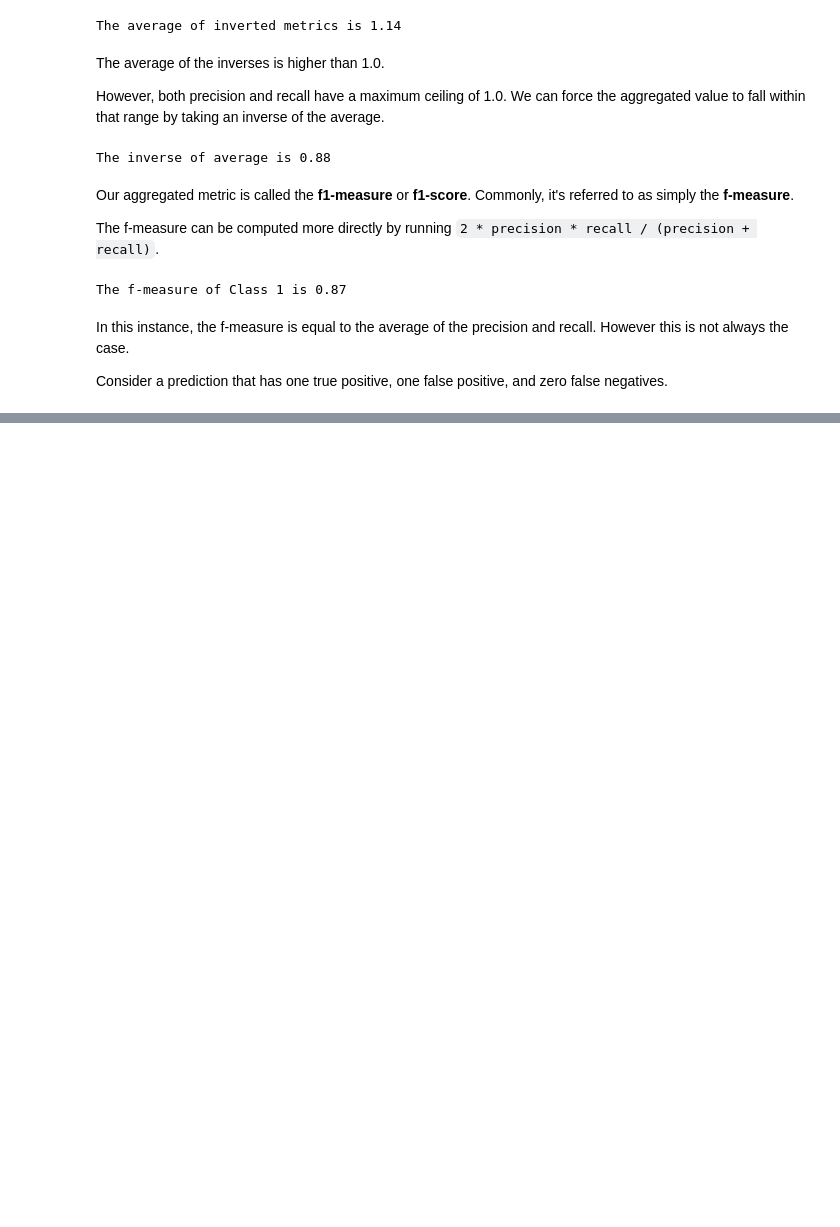
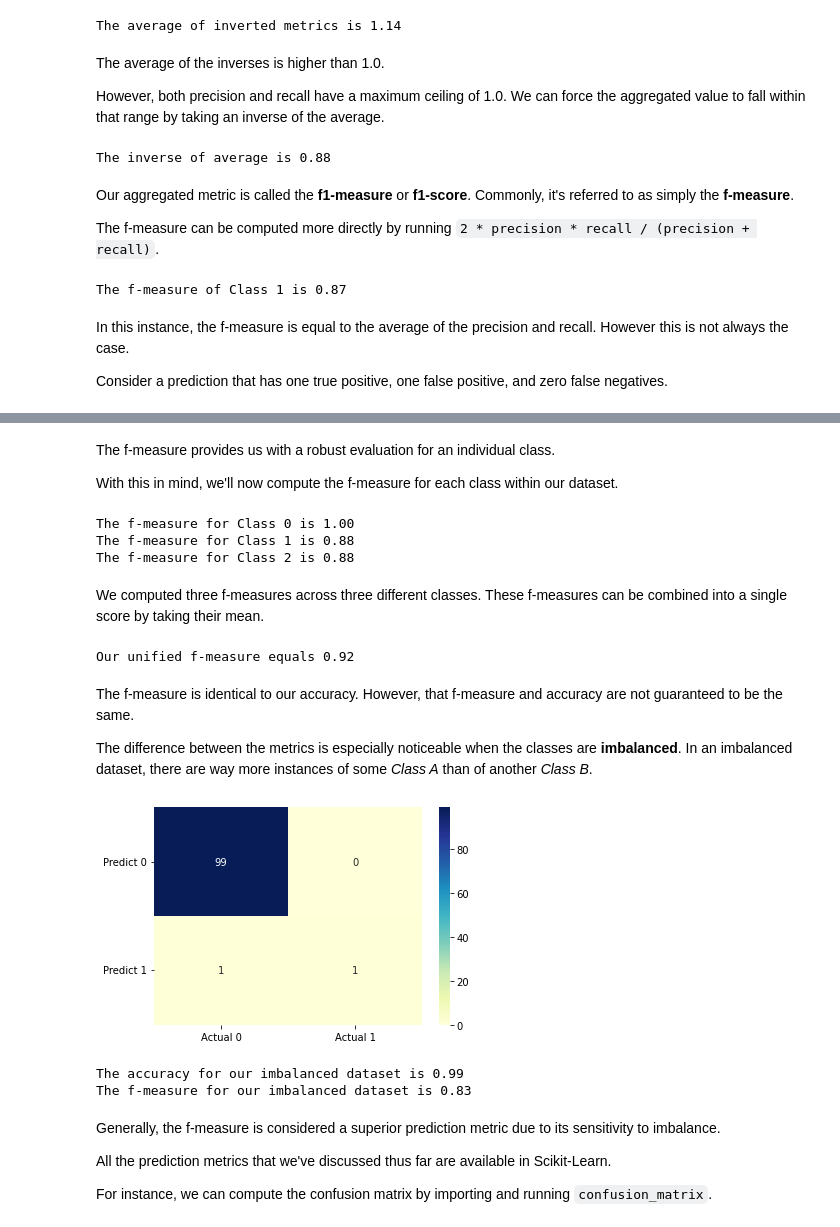
Before and after one commit to rahiakela/data-science-research-and-practice, a Jupyter notebook: data-science-bookcamp/case-study-5--predicting-future-friendships/03_network_driven_machine_learning.ipynb, the cells around one changed output, grey strips where cells are left out. Drawn from its saved outputs; the diff is of its cells as text; code cells hidden in the pictures; blank space fills up the shorter version.

```diff
--- a/data-science-bookcamp/case-study-5--predicting-future-friendships/03_network_driven_machine_learning.ipynb
+++ b/data-science-bookcamp/case-study-5--predicting-future-friendships/03_network_driven_machine_learning.ipynb
@@ -427,0 +441,56 @@ Consider a prediction that has one true positive, one false positive, and zero f
+# %% [markdown]
+The f-measure provides us with a robust evaluation for an individual class.
+
+With this in mind, we'll now compute the f-measure for each class within our dataset.
+# %%
+# Computing the f-measure for each class
+def compute_f_measures(M):
+  precisions = M.diagonal() / M.sum(axis=0)
+  recalls = M.diagonal() / M.sum(axis=1)
+  return 2 * precisions * recalls / (precisions + recalls)
+
+f_measures = compute_f_measures(M)
+for class_label, f_measure in enumerate(f_measures):
+  print(f"The f-measure for Class {class_label} is {f_measure:.2f}")
+# %% [output]
+The f-measure for Class 0 is 1.00
+The f-measure for Class 1 is 0.88
+The f-measure for Class 2 is 0.88
+# %% [markdown]
+We computed three f-measures across three different classes. These f-measures can be combined into a single score by taking their mean.
+# %%
+# Computing the f-measure for each class
+avg_f = f_measures.mean()
+print(f"Our unified f-measure equals {avg_f:.2f}")
+# %% [output]
+Our unified f-measure equals 0.92
+# %% [markdown]
+The f-measure is identical to our accuracy. However, that f-measure and accuracy are not guaranteed to be the same.
+
+The difference between the metrics is especially noticeable when the classes are **imbalanced**. In an imbalanced dataset, there are way more instances of some _Class A_ than of another _Class B_.
+# %%
+# Comparing performance metrics across imbalanced data
+M_imbalanced = np.array([[99, 0], [1, 1]])
+sns.heatmap(M_imbalanced, annot=True, cmap="YlGnBu",
+            yticklabels=[f"Predict {i}" for i in range(2)],
+            xticklabels=[f"Actual {i}" for i in range(2)])
+plt.yticks(rotation=0)
+plt.show()
+# %% [output]
+[figure, added]
+# %%
+accuracy_imb = M_imbalanced.diagonal().sum() / M_imbalanced.sum()
+f_measure_imb = compute_f_measures(M_imbalanced).mean()
+
+print(f"The accuracy for our imbalanced dataset is {accuracy_imb:.2f}")
+print(f"The f-measure for our imbalanced dataset is {f_measure_imb:.2f}")
+# %% [output]
+The accuracy for our imbalanced dataset is 0.99
+The f-measure for our imbalanced dataset is 0.83
+# %% [markdown]
+Generally, the f-measure is considered a superior prediction metric due to its sensitivity
+to imbalance.
+
+All the prediction metrics that we've discussed thus far are available in Scikit-Learn.
+
+For instance, we can compute the confusion matrix by importing and running `confusion_matrix`.
```
Also changed, not shown: parts of 4 cells of this notebook.
